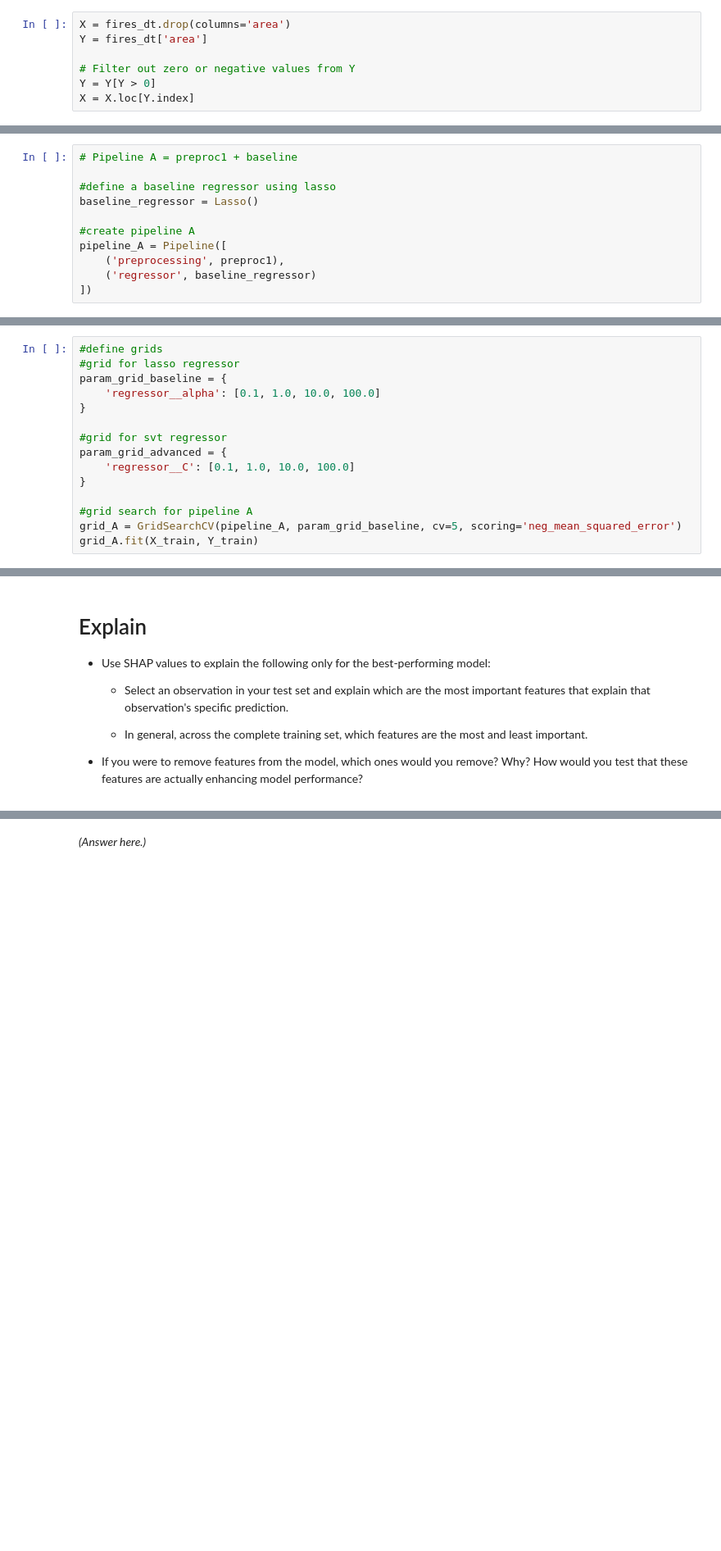
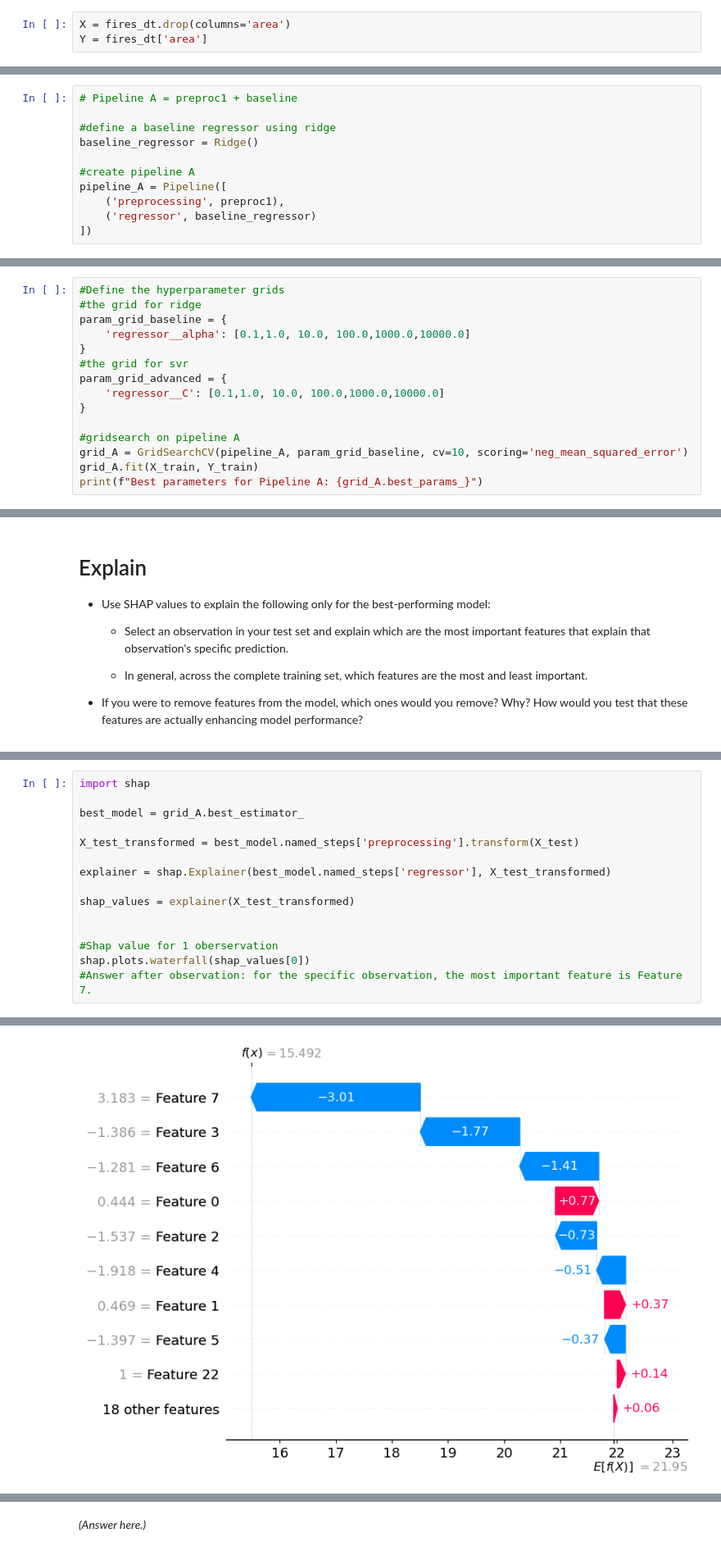
Before and after one commit to carryonm/production, a Jupyter notebook: 02_activities/assignments/assignment_3.ipynb, the cells around one changed output, grey strips where cells are left out. Shown: that part at 82% size. Cells and saved outputs as stored; diff of their text form; blank space fills up the shorter version.

```diff
--- a/02_activities/assignments/assignment_3.ipynb
+++ b/02_activities/assignments/assignment_3.ipynb
@@ -115,10 +118,6 @@ Create the features data frame and target data.
 # %%
 X = fires_dt.drop(columns='area')
 Y = fires_dt['area']
-
-# Filter out zero or negative values from Y
-Y = Y[Y > 0]
-X = X.loc[Y.index]
 # %%
 #use a train-test split of 70%:30%, set the random state function to 42
 X_train, X_test, Y_train, Y_test = train_test_split(X, Y, test_size = 0.3, random_state = 42)
@@ -258,8 +285,8 @@ Create a [model pipeline](https://scikit-learn.org/stable/modules/generated/skle
 # %%
 # Pipeline A = preproc1 + baseline
 
-#define a baseline regressor using lasso
-baseline_regressor = Lasso()
+#define a baseline regressor using ridge
+baseline_regressor = Ridge()
 
 #create pipeline A
 pipeline_A = Pipeline([
@@ -300,16 +350,16 @@ pipeline_D = Pipeline([
 # %%
-#define grids
-#grid for lasso regressor
+#Define the hyperparameter grids
+#the grid for ridge
 param_grid_baseline = {
-    'regressor__alpha': [0.1, 1.0, 10.0, 100.0]
+    'regressor__alpha': [0.1,1.0, 10.0, 100.0,1000.0,10000.0]
+}
+#the grid for svr
+param_grid_advanced = {
+    'regressor__C': [0.1,1.0, 10.0, 100.0,1000.0,10000.0]
 }
 
-#grid for svt regressor
-param_grid_advanced = {
-    'regressor__C': [0.1, 1.0, 10.0, 100.0]
-}
-
-#grid search for pipeline A
-grid_A = GridSearchCV(pipeline_A, param_grid_baseline, cv=5, scoring='neg_mean_squared_error')
+#gridsearch on pipeline A
+grid_A = GridSearchCV(pipeline_A, param_grid_baseline, cv=10, scoring='neg_mean_squared_error')
 grid_A.fit(X_train, Y_train)
+print(f"Best parameters for Pipeline A: {grid_A.best_params_}")
 # %% [output]
@@ -418,0 +494,16 @@ NameError: name 'Y_train_transformed' is not defined
+# %%
+import shap
+
+best_model = grid_A.best_estimator_
+
+X_test_transformed = best_model.named_steps['preprocessing'].transform(X_test)
+
+explainer = shap.Explainer(best_model.named_steps['regressor'], X_test_transformed)
+
+shap_values = explainer(X_test_transformed)
+
+
+#Shap value for 1 oberservation
+shap.plots.waterfall(shap_values[0])
+#Answer after observation: for the specific observation, the most important feature is Feature 7.
+# %% [output]
@@ -418,0 +511 @@ NameError: name 'Y_train_transformed' is not defined
+[figure, added]
```
Also changed, not shown: parts of 17 cells of this notebook.
